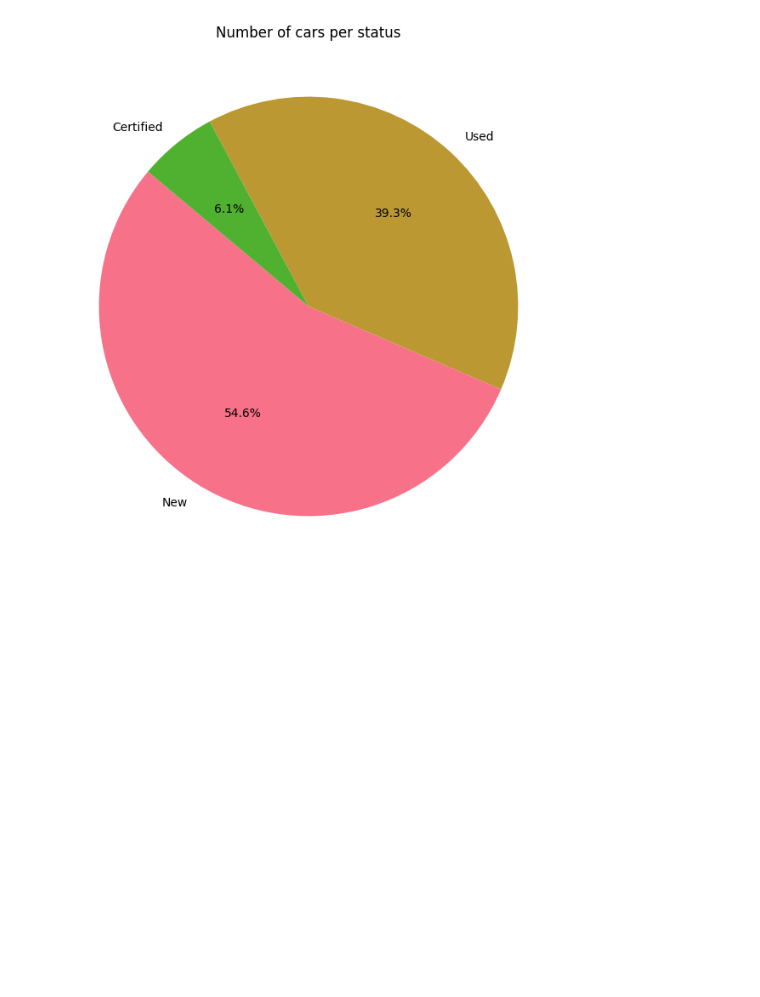
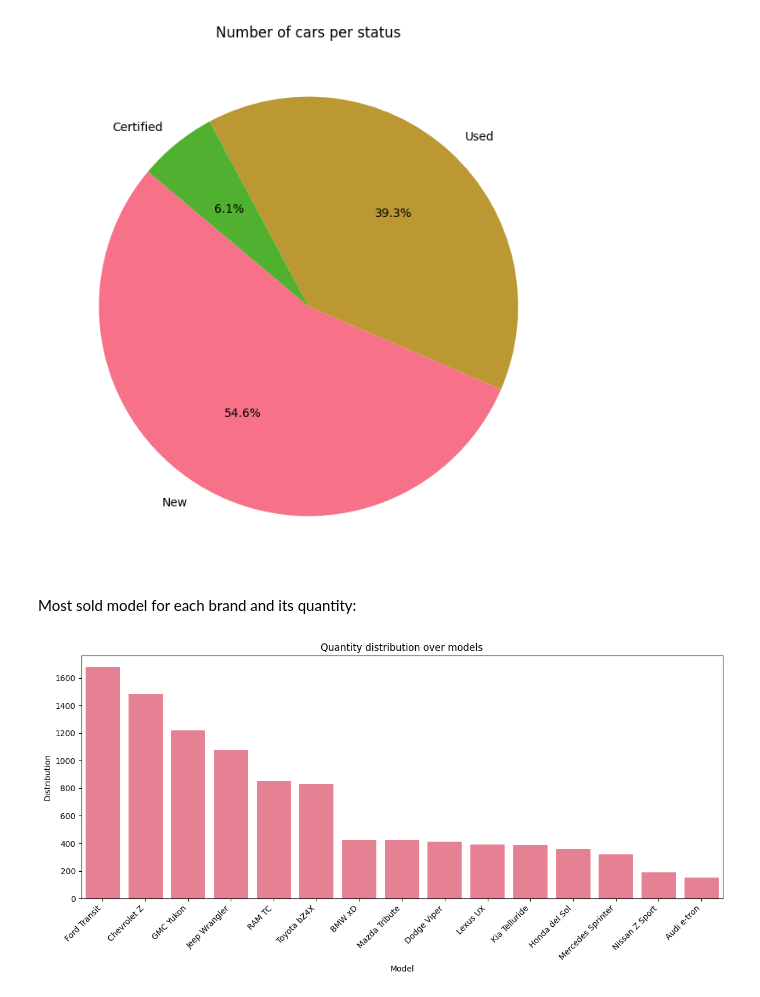
Before and after one commit to alessiogianello/US_cars_analysis, a Jupyter notebook: main.ipynb, the cells around one changed output. Drawn from its saved outputs; the diff is of its cells as text; code cells hidden in the pictures; blank space fills up the shorter version.

```diff
--- a/main.ipynb
+++ b/main.ipynb
@@ -396,3 +396,21 @@ plt.title('Number of cars per status')
 plt.show()
 # %% [output]
 [figure]
+# %% [markdown]
+Most sold model for each brand and its quantity:
+# %%
+sales_count = filtered_by_brands_df.groupby(['brand', 'model']).size().reset_index(name='sales_count')
+most_sold = sales_count.groupby('brand').max().sort_values('sales_count', ascending=False)
+most_sold = most_sold.reset_index()
+most_sold['brand_model'] = most_sold['brand'] +' '+most_sold['model']
+most_sold
+plt.figure(figsize=(12, 6))
+sns.barplot(data=most_sold, x='brand_model', y='sales_count')
+plt.title('Quantity distribution over models')
+plt.xlabel('Model')
+plt.ylabel('Distribution')
+plt.xticks(rotation=45, ha='right')
+plt.tight_layout()
+plt.show()
+# %% [output]
+[figure, added]
```
Also changed, not shown: parts of 6 cells of this notebook, 2 other files.
